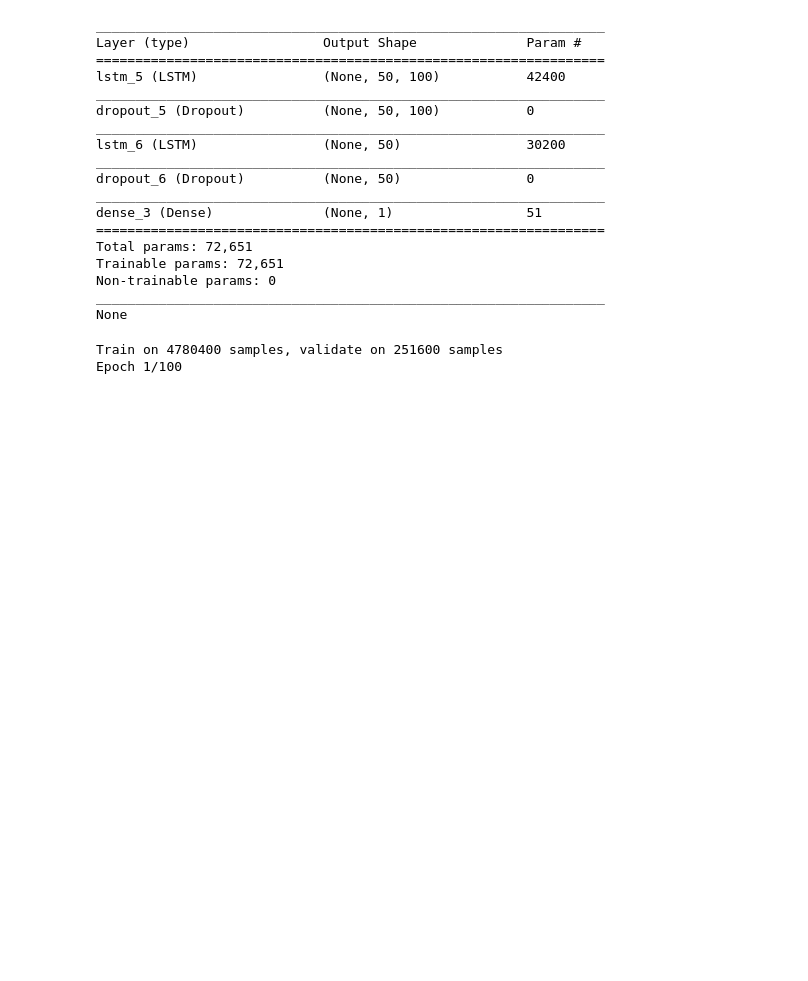
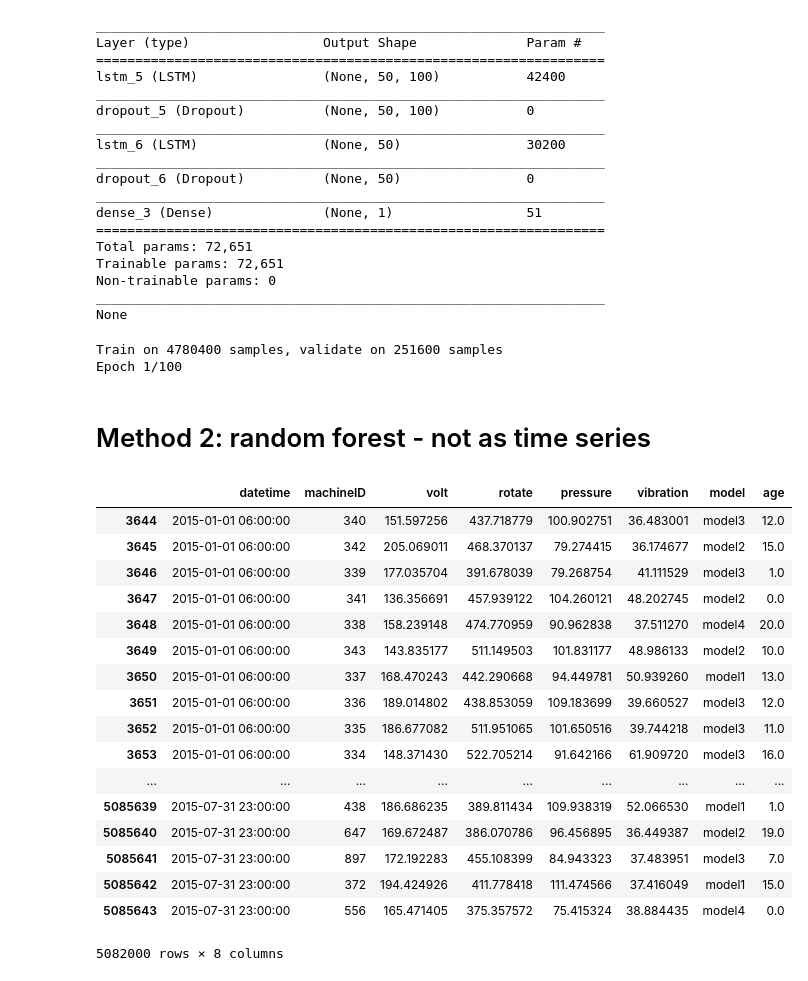
Before and after one commit to abhinav15feb/Predictive-Modeling, a Jupyter notebook: SQLPredictiveMaintenance.ipynb, the cells around one changed output. Saved outputs shown, nothing was run; the diff lists cells and outputs as text; code cells hidden in the pictures; blank space fills up the shorter version.

Commit message:
Random Forest

```diff
--- a/SQLPredictiveMaintenance.ipynb
+++ b/SQLPredictiveMaintenance.ipynb
@@ -199,3 +182,7 @@ Index(['datetime', 'machineID', 'volt', 'rotate', 'pressure', 'vibration',
+# %%
+final_data= pandas.read_csv('predictors_sql_data.csv')
+# %%
+final_data = final_data.loc[((final_data['datetime'])>='2015-01-01') & ((final_data['datetime'])<'2016-01-01')]
 # %%
 w1 = 30
 w0 = 15
@@ -455,3 +444,5 @@ print('Accurracy: {}'.format(scores[1]))
 # make predictions and compute confusion matrix
 y_pred = model.predict_classes(seq_array,verbose=1, batch_size=200)
 y_true = label_array
+# %% [markdown]
+# Method 2: random forest - not as time series
@@ -457,0 +453,21 @@ y_true = label_array
+# %%
+train_data.loc[:,['datetime', 'machineID', 'volt', 'rotate', 'pressure', 'vibration','model', 'age']]
+# %% [output]
+|  | datetime | machineID | volt | rotate | pressure | vibration | model | age |
+| 3644 | 2015-01-01 06:00:00 | 340 | 151.597256 | 437.718779 | 100.902751 | 36.483001 | model3 | 12.0 |
+| 3645 | 2015-01-01 06:00:00 | 342 | 205.069011 | 468.370137 | 79.274415 | 36.174677 | model2 | 15.0 |
+| 3646 | 2015-01-01 06:00:00 | 339 | 177.035704 | 391.678039 | 79.268754 | 41.111529 | model3 | 1.0 |
+| 3647 | 2015-01-01 06:00:00 | 341 | 136.356691 | 457.939122 | 104.260121 | 48.202745 | model2 | 0.0 |
+| 3648 | 2015-01-01 06:00:00 | 338 | 158.239148 | 474.770959 | 90.962838 | 37.511270 | model4 | 20.0 |
+| 3649 | 2015-01-01 06:00:00 | 343 | 143.835177 | 511.149503 | 101.831177 | 48.986133 | model2 | 10.0 |
+| 3650 | 2015-01-01 06:00:00 | 337 | 168.470243 | 442.290668 | 94.449781 | 50.939260 | model1 | 13.0 |
+| 3651 | 2015-01-01 06:00:00 | 336 | 189.014802 | 438.853059 | 109.183699 | 39.660527 | model3 | 12.0 |
+| 3652 | 2015-01-01 06:00:00 | 335 | 186.677082 | 511.951065 | 101.650516 | 39.744218 | model3 | 11.0 |
+| 3653 | 2015-01-01 06:00:00 | 334 | 148.371430 | 522.705214 | 91.642166 | 61.909720 | model3 | 16.0 |
+| ... | ... | ... | ... | ... | ... | ... | ... | ... |
+| 5085639 | 2015-07-31 23:00:00 | 438 | 186.686235 | 389.811434 | 109.938319 | 52.066530 | model1 | 1.0 |
+| 5085640 | 2015-07-31 23:00:00 | 647 | 169.672487 | 386.070786 | 96.456895 | 36.449387 | model2 | 19.0 |
+| 5085641 | 2015-07-31 23:00:00 | 897 | 172.192283 | 455.108399 | 84.943323 | 37.483951 | model3 | 7.0 |
+| 5085642 | 2015-07-31 23:00:00 | 372 | 194.424926 | 411.778418 | 111.474566 | 37.416049 | model1 | 15.0 |
+| 5085643 | 2015-07-31 23:00:00 | 556 | 165.471405 | 375.357572 | 75.415324 | 38.884435 | model4 | 0.0 |
+5082000 rows × 8 columns
```
Also changed, not shown: parts of 10 cells of this notebook.
